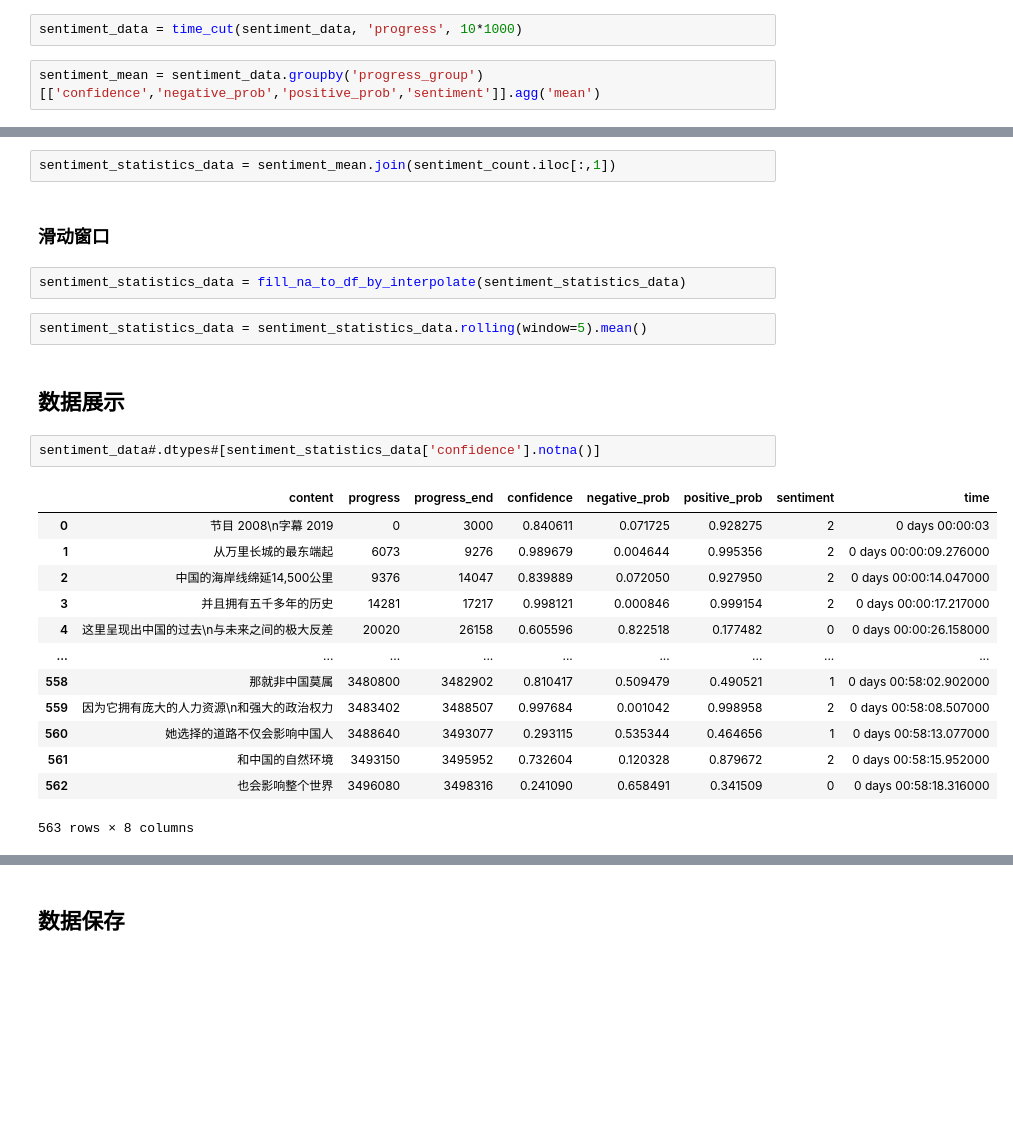
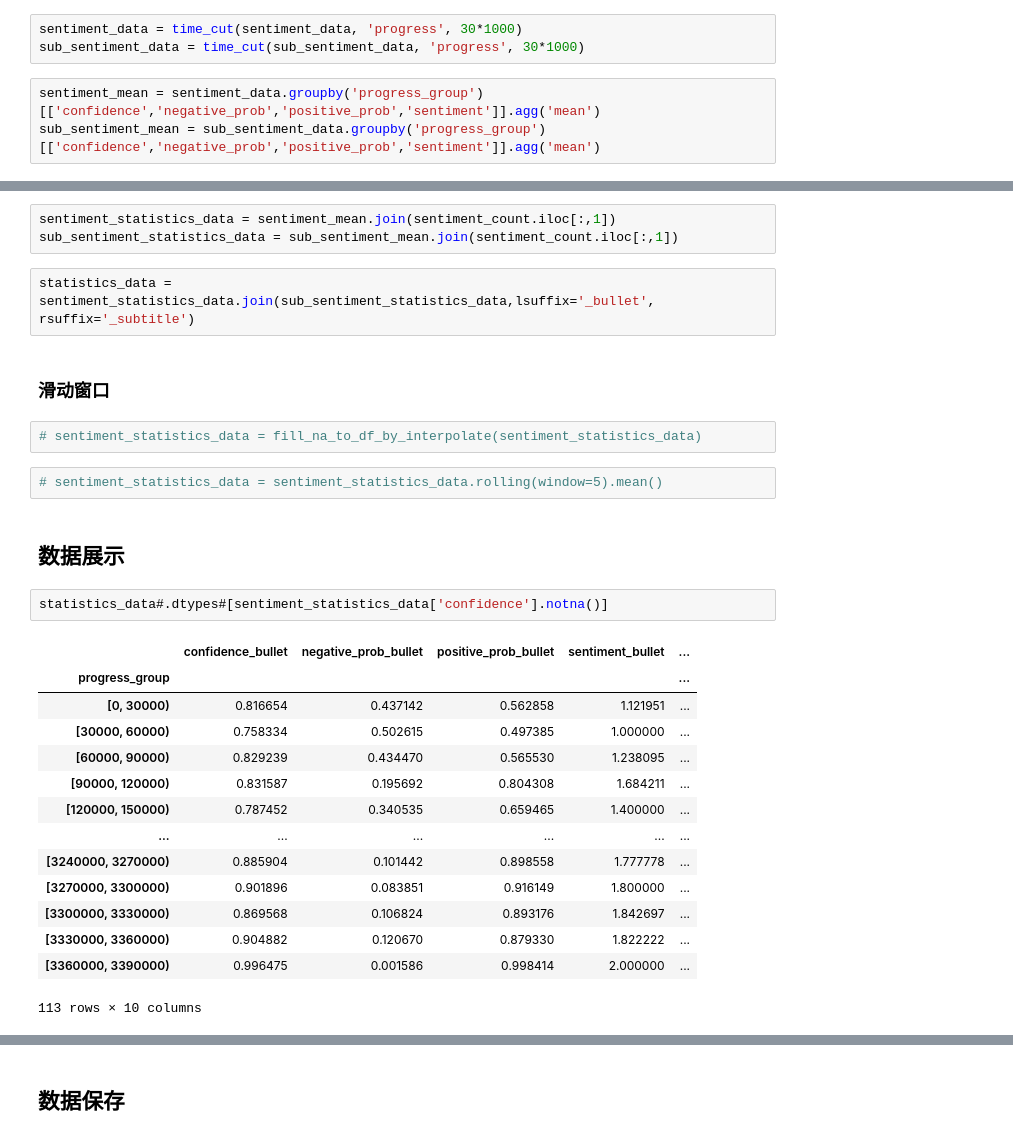
Before and after one commit to ZackYule/OnscreenCommentEmotionProject, a Jupyter notebook: playground/pg_visualization.ipynb, the cells around one changed output, grey strips where cells are left out. Drawn from its saved outputs; the diff is of its cells as text; blank space fills up the shorter version.

```diff
--- a/playground/pg_visualization.ipynb
+++ b/playground/pg_visualization.ipynb
@@ -82,8 +73,10 @@ sentiment_data[sentiment_data['confidence'].notna()]
 # %% [markdown]
 ### 区间划分
 # %%
-sentiment_data = time_cut(sentiment_data, 'progress', 10*1000)
+sentiment_data = time_cut(sentiment_data, 'progress', 30*1000)
+sub_sentiment_data = time_cut(sub_sentiment_data, 'progress', 30*1000)
 # %%
 sentiment_mean = sentiment_data.groupby('progress_group')[['confidence','negative_prob','positive_prob','sentiment']].agg('mean')
+sub_sentiment_mean = sub_sentiment_data.groupby('progress_group')[['confidence','negative_prob','positive_prob','sentiment']].agg('mean')
 # %%
 sentiment_count = sentiment_data.groupby('progress_group').agg('count')
@@ -90,27 +84,31 @@ sentiment_count = sentiment_data.groupby('progress_group').agg('count')
 # %%
 sentiment_statistics_data = sentiment_mean.join(sentiment_count.iloc[:,1])
+sub_sentiment_statistics_data = sub_sentiment_mean.join(sentiment_count.iloc[:,1])
+# %%
+statistics_data = sentiment_statistics_data.join(sub_sentiment_statistics_data,lsuffix='_bullet', rsuffix='_subtitle')
 # %% [markdown]
 ### 滑动窗口
 # %%
-sentiment_statistics_data = fill_na_to_df_by_interpolate(sentiment_statistics_data)
+# sentiment_statistics_data = fill_na_to_df_by_interpolate(sentiment_statistics_data)
 # %%
-sentiment_statistics_data = sentiment_statistics_data.rolling(window=5).mean()
+# sentiment_statistics_data = sentiment_statistics_data.rolling(window=5).mean()
 # %% [markdown]
 ## 数据展示
 # %%
-sentiment_data#.dtypes#[sentiment_statistics_data['confidence'].notna()]
+statistics_data#.dtypes#[sentiment_statistics_data['confidence'].notna()]
 # %% [output]
-|  | content | progress | progress_end | confidence | negative_prob | positive_prob | sentiment | time |
-| 0 | 节目 2008\n字幕 2019 | 0 | 3000 | 0.840611 | 0.071725 | 0.928275 | 2 | 0 days 00:00:03 |
-| 1 | 从万里长城的最东端起 | 6073 | 9276 | 0.989679 | 0.004644 | 0.995356 | 2 | 0 days 00:00:09.276000 |
-| 2 | 中国的海岸线绵延14,500公里 | 9376 | 14047 | 0.839889 | 0.072050 | 0.927950 | 2 | 0 days 00:00:14.047000 |
-| 3 | 并且拥有五千多年的历史 | 14281 | 17217 | 0.998121 | 0.000846 | 0.999154 | 2 | 0 days 00:00:17.217000 |
-| 4 | 这里呈现出中国的过去\n与未来之间的极大反差 | 20020 | 26158 | 0.605596 | 0.822518 | 0.177482 | 0 | 0 days 00:00:26.158000 |
-| ... | ... | ... | ... | ... | ... | ... | ... | ... |
-| 558 | 那就非中国莫属 | 3480800 | 3482902 | 0.810417 | 0.509479 | 0.490521 | 1 | 0 days 00:58:02.902000 |
-| 559 | 因为它拥有庞大的人力资源\n和强大的政治权力 | 3483402 | 3488507 | 0.997684 | 0.001042 | 0.998958 | 2 | 0 days 00:58:08.507000 |
-| 560 | 她选择的道路不仅会影响中国人 | 3488640 | 3493077 | 0.293115 | 0.535344 | 0.464656 | 1 | 0 days 00:58:13.077000 |
-| 561 | 和中国的自然环境 | 3493150 | 3495952 | 0.732604 | 0.120328 | 0.879672 | 2 | 0 days 00:58:15.952000 |
-| 562 | 也会影响整个世界 | 3496080 | 3498316 | 0.241090 | 0.658491 | 0.341509 | 0 | 0 days 00:58:18.316000 |
+|  | confidence_bullet | negative_prob_bullet | positive_prob_bullet | sentiment_bullet | ... |
+| progress_group |  |  |  |  | ... |
+| [0, 30000) | 0.816654 | 0.437142 | 0.562858 | 1.121951 | ... |
+| [30000, 60000) | 0.758334 | 0.502615 | 0.497385 | 1.000000 | ... |
+| [60000, 90000) | 0.829239 | 0.434470 | 0.565530 | 1.238095 | ... |
+| [90000, 120000) | 0.831587 | 0.195692 | 0.804308 | 1.684211 | ... |
+| [120000, 150000) | 0.787452 | 0.340535 | 0.659465 | 1.400000 | ... |
+| ... | ... | ... | ... | ... | ... |
+| [3240000, 3270000) | 0.885904 | 0.101442 | 0.898558 | 1.777778 | ... |
+| [3270000, 3300000) | 0.901896 | 0.083851 | 0.916149 | 1.800000 | ... |
+| [3300000, 3330000) | 0.869568 | 0.106824 | 0.893176 | 1.842697 | ... |
+| [3330000, 3360000) | 0.904882 | 0.120670 | 0.879330 | 1.822222 | ... |
+| [3360000, 3390000) | 0.996475 | 0.001586 | 0.998414 | 2.000000 | ... |
-563 rows × 8 columns
+113 rows × 10 columns
 # %%
```
Also changed, not shown: parts of 13 cells of this notebook, 4 other files.
